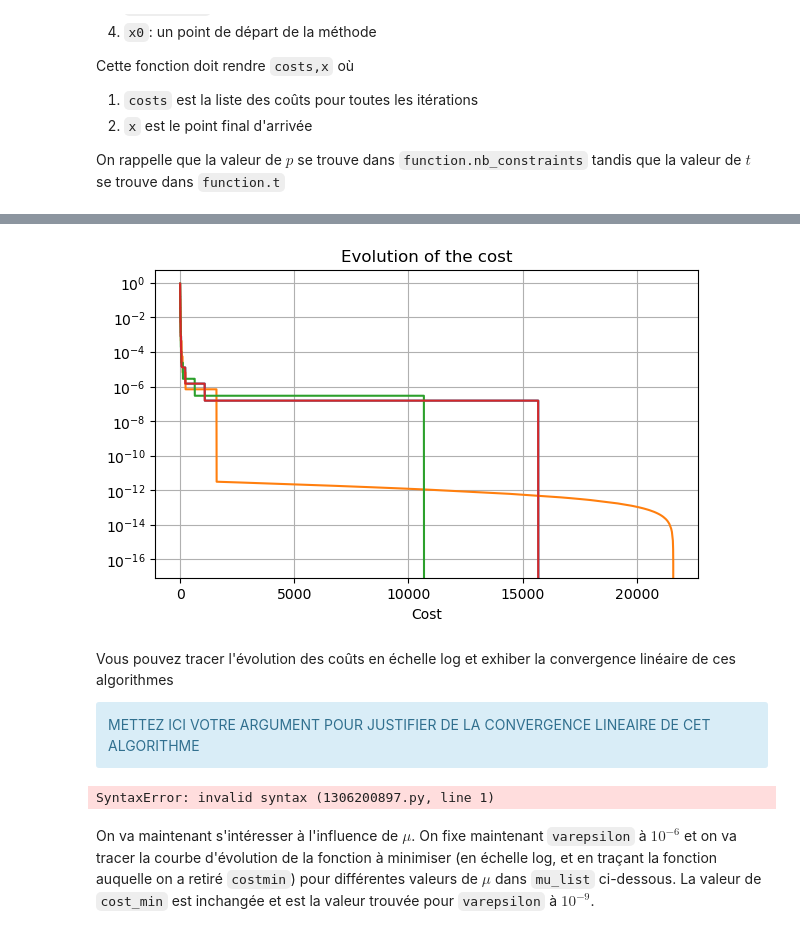
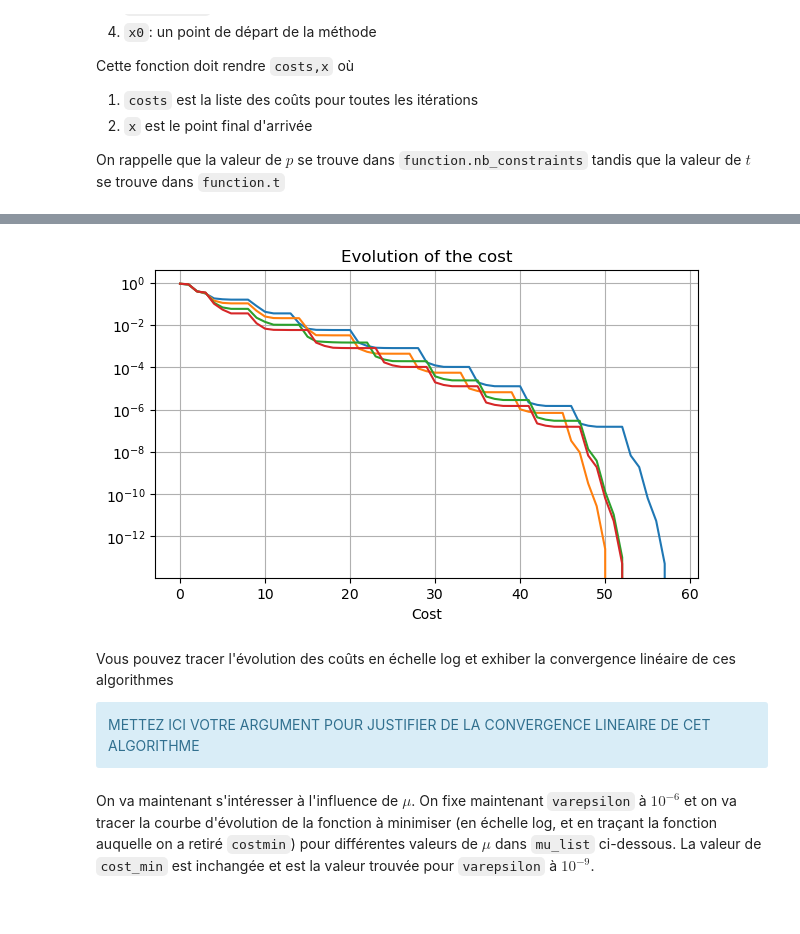
Before and after one commit to paulrohel/TP-OPTI-LISSE, a Jupyter notebook: TP3_Points interieurs.ipynb, the cells around one changed output, grey strips where cells are left out. Saved outputs shown, nothing was run; the diff lists cells and outputs as text; code cells hidden in the pictures.

```diff
--- a/TP3_Points interieurs.ipynb
+++ b/TP3_Points interieurs.ipynb
@@ -240,26 +289,26 @@ x [0.68525434 0.46758139]
 # %%
 mu_list = [10,20,50,100]
-plt.figure(figsize=(7,4))
+costs_list = []
 for mu in mu_list:
     f_t=non_lin_cst(func.Rosen(),square2(),mu)
     costs,x=central_path(f_t,10,1.e-9,np.array([0,0]))
     cost_min=np.min(costs)
-    plt.plot(costs - cost_min)
-plt.xscale('log')
+    costs_list.append(costs - cost_min)
+
+plt.figure(figsize=(7,4))
+for costs_to_plot in costs_list:
+    plt.plot(costs_to_plot)
+plt.yscale('log')
 plt.xlabel('Cost')
 plt.title('Evolution of the cost')
 plt.grid()
 plt.show()
 # %% [output]
-[figure, old version]
+[figure, new version]
 # %% [markdown]
 Vous pouvez tracer l'évolution des coûts en échelle log et exhiber la convergence linéaire de ces algorithmes
 <div class="alert alert-block alert-info"> METTEZ ICI VOTRE ARGUMENT POUR JUSTIFIER DE LA CONVERGENCE LINEAIRE DE CET ALGORITHME
 </div>
-# %%
-Logique car on multiplie chaque fois par 10 le coût (t)
-# %% [output]
-SyntaxError: invalid syntax (1306200897.py, line 1)
 # %% [markdown]
 On va maintenant s'intéresser à l'influence de $\mu$. On fixe maintenant `varepsilon` à $10^{-6}$ et on va tracer la courbe d'évolution de la fonction à minimiser (en échelle log, et en traçant la fonction auquelle on a retiré `costmin`) pour différentes valeurs de $\mu$ dans `mu_list` ci-dessous. La valeur de `cost_min` est inchangée et est la valeur trouvée pour `varepsilon` à $10^{-9}$.
 # %%
```
Also changed, not shown: parts of 7 cells of this notebook.
